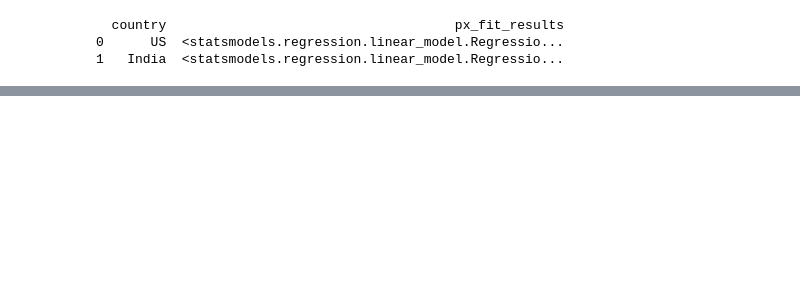
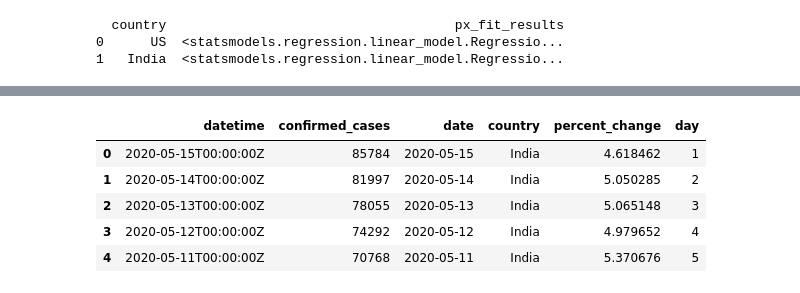
Before and after one commit to AksChougule/clinical-text, a Jupyter notebook: covid19-cases/covid-19-cases-eda-with-covid19py.ipynb, the cells around one changed output, grey strips where cells are left out. Drawn from its saved outputs; the diff is of its cells as text; code cells hidden in the pictures; blank space fills up the shorter version.

```diff
--- a/covid19-cases/covid-19-cases-eda-with-covid19py.ipynb
+++ b/covid19-cases/covid-19-cases-eda-with-covid19py.ipynb
@@ -209,0 +231,9 @@ print(results)
+# %%
+india_confirmed.head()
+# %% [output]
+|  | datetime | confirmed_cases | date | country | percent_change | day |
+| 0 | 2020-05-15T00:00:00Z | 85784 | 2020-05-15 | India | 4.618462 | 1 |
+| 1 | 2020-05-14T00:00:00Z | 81997 | 2020-05-14 | India | 5.050285 | 2 |
+| 2 | 2020-05-13T00:00:00Z | 78055 | 2020-05-13 | India | 5.065148 | 3 |
+| 3 | 2020-05-12T00:00:00Z | 74292 | 2020-05-12 | India | 4.979652 | 4 |
+| 4 | 2020-05-11T00:00:00Z | 70768 | 2020-05-11 | India | 5.370676 | 5 |
```
Also changed, not shown: parts of 13 cells of this notebook.
